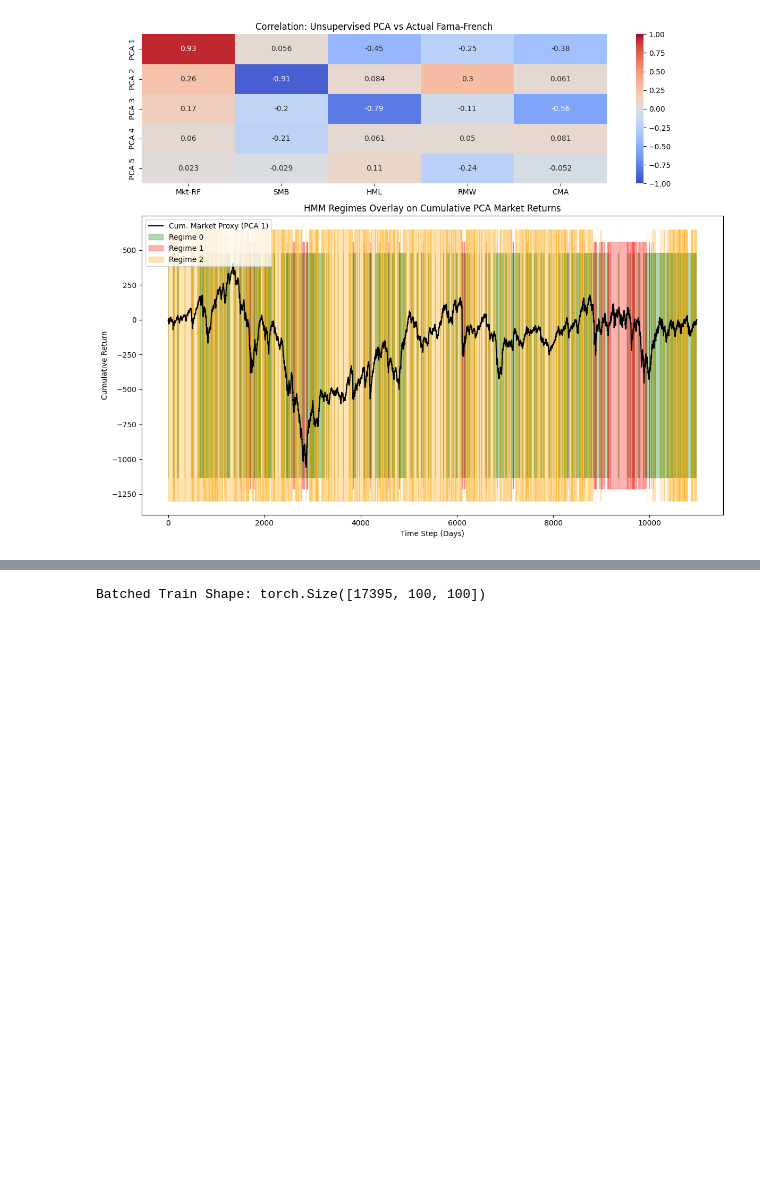
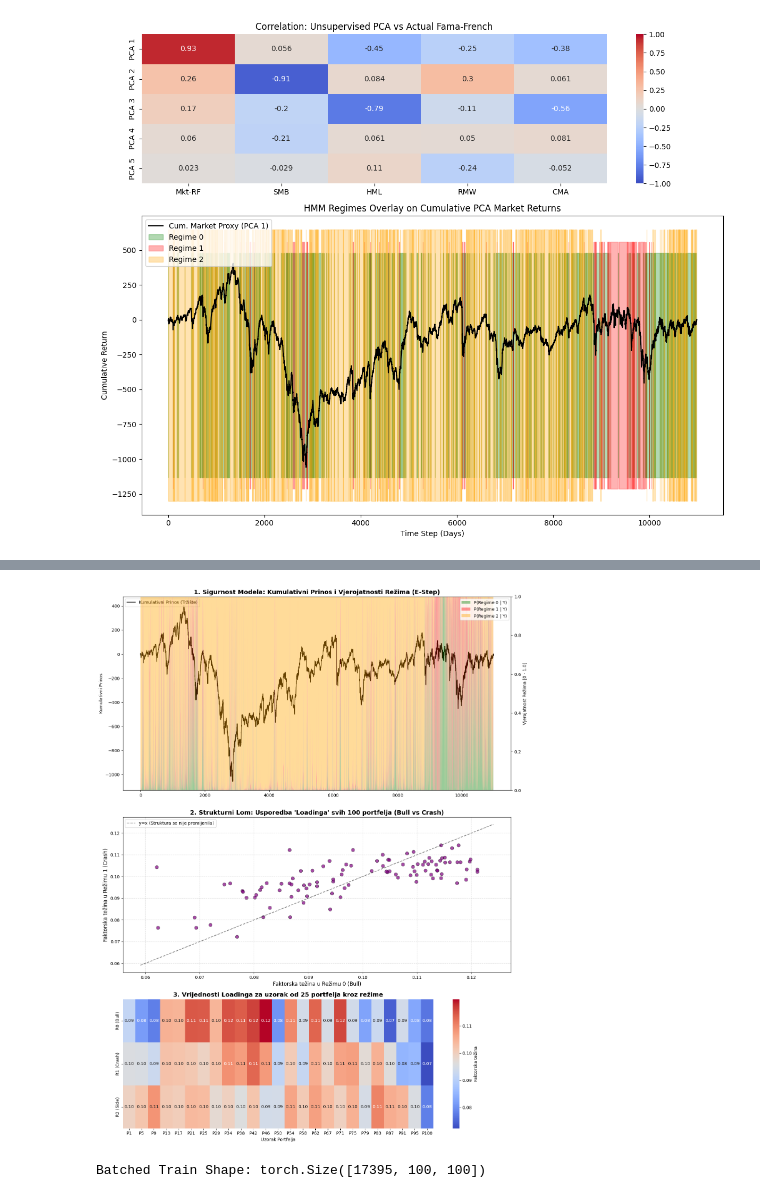
Before and after one commit to evucelic/Diplomski-Projekt, a Jupyter notebook: main.ipynb, the cells around one changed output, grey strips where cells are left out. Saved outputs shown, nothing was run; the diff lists cells and outputs as text; code cells hidden in the pictures; blank space fills up the shorter version.

```diff
--- a/main.ipynb
+++ b/main.ipynb
@@ -905,3 +1153,74 @@ BIC: 206512.05
+# %%
+import matplotlib.pyplot as plt
+import seaborn as sns
+import numpy as np
+
+T = len(train_pca_factors[:, 0])
+n_portfolios = regime_loadings[0].shape[1]
+
+fig, axes = plt.subplots(3, 1, figsize=(14, 18), gridspec_kw={'height_ratios': [1.5, 1.2, 1]})
+
+ax1 = axes[0]
+ax1_prob = ax1.twinx()
+
+cum_returns = np.cumsum(train_pca_factors[:, 0])
+ax1.plot(cum_returns, color='black', linewidth=1.5, label='Kumulativni Prinos (Tržište)')
+
+colors = ['green', 'red', 'orange']
+labels = ['P(Regime 0 | Y)', 'P(Regime 1 | Y)', 'P(Regime 2 | Y)']
+
+ax1_prob.stackplot(range(T), state_probs[:, 0], state_probs[:, 1], state_probs[:, 2],
+                   labels=labels, colors=colors, alpha=0.4)
+
+ax1.set_title("1. Sigurnost Modela: Kumulativni Prinos i Vjerojatnosti Režima (E-Step)", fontsize=14, fontweight='bold')
+ax1.set_ylabel("Kumulativni Prinos")
+ax1_prob.set_ylabel("Vjerojatnost Režima [0 - 1.0]")
+ax1_prob.set_ylim(0, 1.0)
+ax1.legend(loc='upper left')
+ax1_prob.legend(loc='upper right')
+
+
+ax2 = axes[1]
+loadings_R0 = regime_loadings[0][0, :]
+loadings_R1 = regime_loadings[1][0, :]
+
+# Crtanje točaka
+sns.scatterplot(x=loadings_R0, y=loadings_R1, ax=ax2, color='purple', alpha=0.7, s=60, edgecolor='black')
+
+# Dodavanje y=x linije (linija "nema promjene")
+min_val = min(ax2.get_xlim()[0], ax2.get_ylim()[0])
+max_val = max(ax2.get_xlim()[1], ax2.get_ylim()[1])
+ax2.plot([min_val, max_val], [min_val, max_val], 'k--', alpha=0.5, label='y=x (Struktura se nije promijenila)')
+
+ax2.set_title("2. Strukturni Lom: Usporedba 'Loadinga' svih 100 portfelja (Bull vs Crash)", fontsize=14, fontweight='bold')
+ax2.set_xlabel("Faktorska težina u Režimu 0 (Bull)", fontsize=12)
+ax2.set_ylabel("Faktorska težina u Režimu 1 (Crash)", fontsize=12)
+ax2.legend()
+ax2.grid(True, linestyle='--', alpha=0.5)
+
+
+
+ax3 = axes[2]
+sample_indices = np.linspace(0, n_portfolios-1, 25, dtype=int)
+
+heatmap_data = np.vstack([
+    regime_loadings[0][0, sample_indices],
+    regime_loadings[1][0, sample_indices],
+    regime_loadings[2][0, sample_indices]
+])
+
+sns.heatmap(heatmap_data, cmap='coolwarm', ax=ax3, annot=True, fmt=".2f",
+            xticklabels=[f"P{i+1}" for i in sample_indices],
+            yticklabels=['R0 (Bull)', 'R1 (Crash)', 'R2 (Side)'],
+            cbar_kws={'label': 'Faktorska težina'})
+
+ax3.set_title("3. Vrijednosti Loadinga za uzorak od 25 portfelja kroz režime", fontsize=14, fontweight='bold')
+ax3.set_xlabel("Uzorak Portfelja")
+
+plt.tight_layout()
+plt.show()
+# %% [output]
+[figure, added]
 # %%
 import torch
 import torch.nn as nn
```
Also changed, not shown: parts of 2 cells of this notebook.
